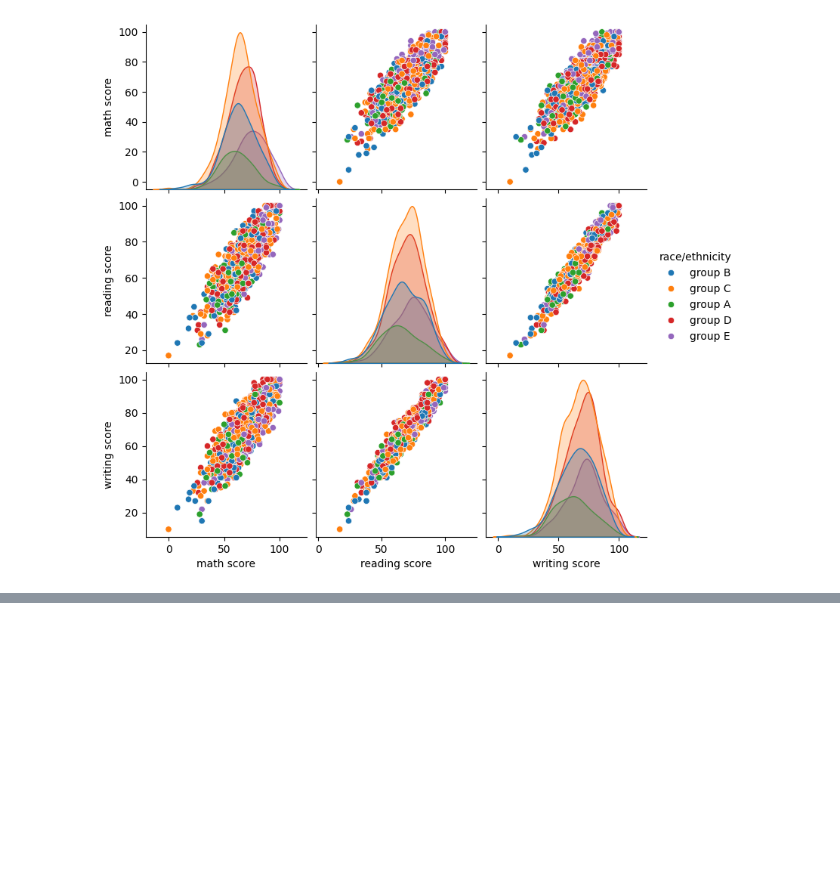
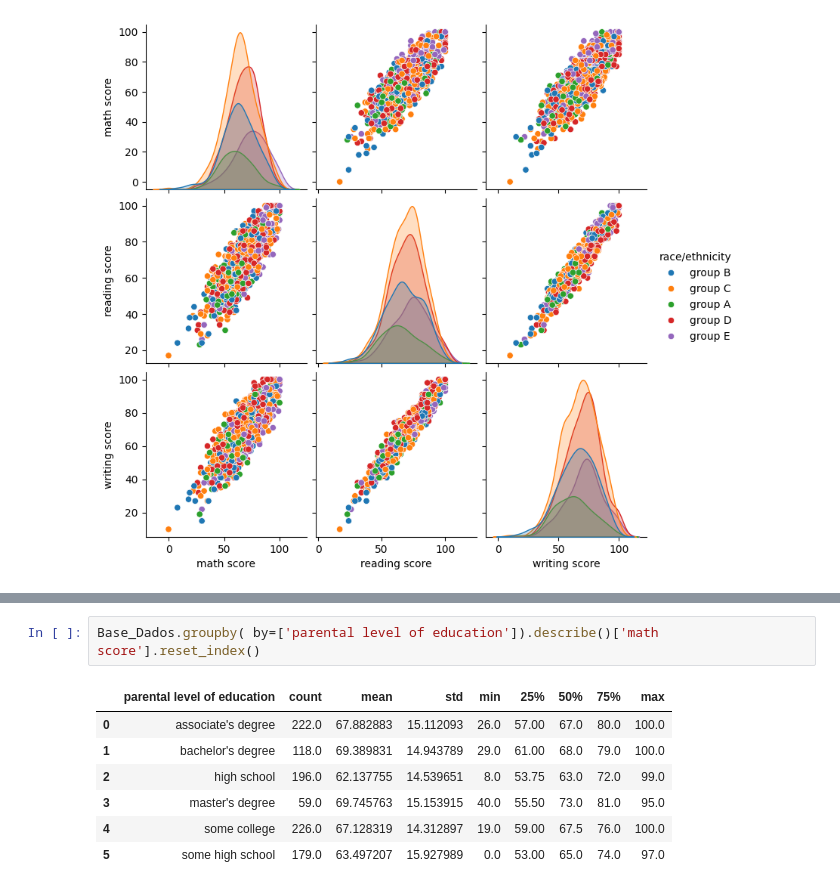
Before and after one commit to FelipeAngeli/Projeto_Estudantes, a Jupyter notebook: Projeto_Estudantes.ipynb, the cells around one changed output, grey strips where cells are left out. Drawn from its saved outputs; the diff is of its cells as text; blank space fills up the shorter version.

```diff
--- a/Projeto_Estudantes.ipynb
+++ b/Projeto_Estudantes.ipynb
@@ -188,0 +194,10 @@ sns.pairplot( Base_Dados, hue='race/ethnicity' )
+# %%
+Base_Dados.groupby( by=['parental level of education']).describe()['math score'].reset_index()
+# %% [output]
+|  | parental level of education | count | mean | std | min | 25% | 50% | 75% | max |
+| 0 | associate's degree | 222.0 | 67.882883 | 15.112093 | 26.0 | 57.00 | 67.0 | 80.0 | 100.0 |
+| 1 | bachelor's degree | 118.0 | 69.389831 | 14.943789 | 29.0 | 61.00 | 68.0 | 79.0 | 100.0 |
+| 2 | high school | 196.0 | 62.137755 | 14.539651 | 8.0 | 53.75 | 63.0 | 72.0 | 99.0 |
+| 3 | master's degree | 59.0 | 69.745763 | 15.153915 | 40.0 | 55.50 | 73.0 | 81.0 | 95.0 |
+| 4 | some college | 226.0 | 67.128319 | 14.312897 | 19.0 | 59.00 | 67.5 | 76.0 | 100.0 |
+| 5 | some high school | 179.0 | 63.497207 | 15.927989 | 0.0 | 53.00 | 65.0 | 74.0 | 97.0 |
```
Also changed, not shown: parts of 4 cells of this notebook.
